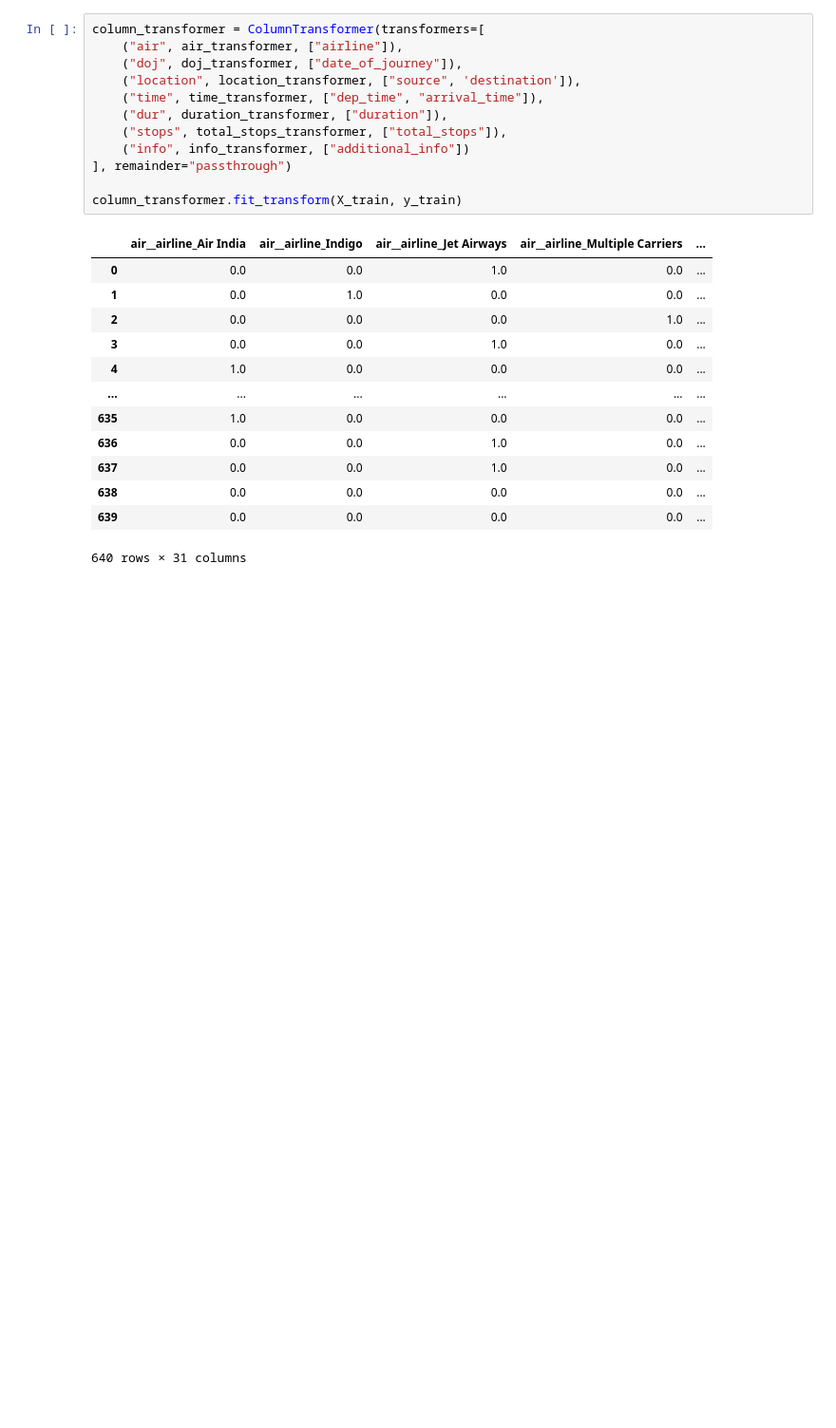
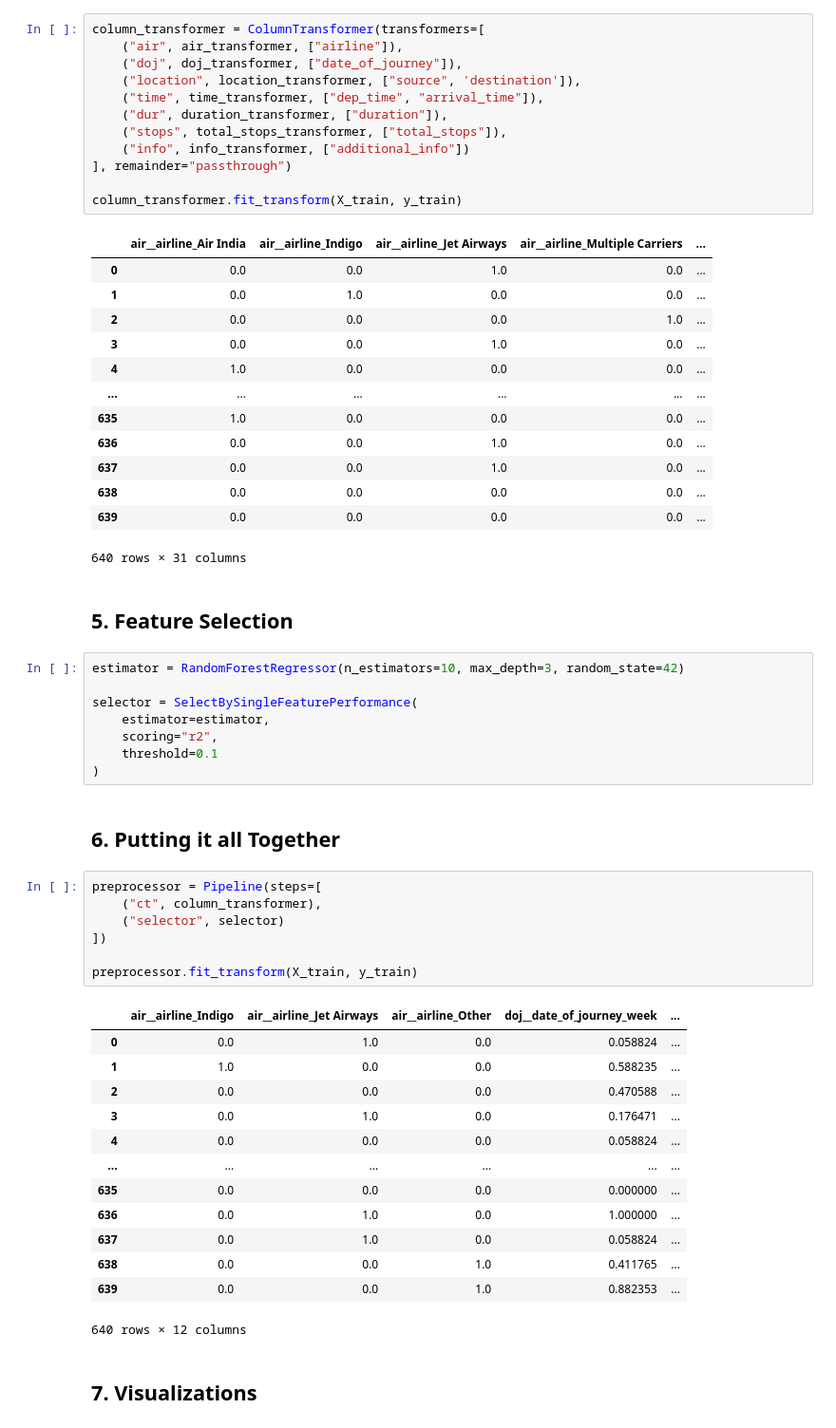
Before and after one commit to RahulSaini789/flight-price-prediction, a Jupyter notebook: notebook/feature-engineering.ipynb, the cells around one changed output. Shown: that part at 95% size. Cells and saved outputs as stored; diff of their text form; blank space fills up the shorter version.

```diff
--- a/notebook/feature-engineering.ipynb
+++ b/notebook/feature-engineering.ipynb
@@ -699,3 +699,38 @@ column_transformer.fit_transform(X_train, y_train)
 | 638 | 0.0 | 0.0 | 0.0 | 0.0 | ... |
 | 639 | 0.0 | 0.0 | 0.0 | 0.0 | ... |
 640 rows × 31 columns
+# %% [markdown]
+## 5. Feature Selection
+# %%
+estimator = RandomForestRegressor(n_estimators=10, max_depth=3, random_state=42)
+
+selector = SelectBySingleFeaturePerformance(
+	estimator=estimator,
+	scoring="r2",
+	threshold=0.1
+)
+# %% [markdown]
+## 6. Putting it all Together
+# %%
+preprocessor = Pipeline(steps=[
+	("ct", column_transformer),
+	("selector", selector)
+])
+
+preprocessor.fit_transform(X_train, y_train)
+# %% [output]
+|  | air__airline_Indigo | air__airline_Jet Airways | air__airline_Other | doj__date_of_journey_week | ... |
+| 0 | 0.0 | 1.0 | 0.0 | 0.058824 | ... |
+| 1 | 1.0 | 0.0 | 0.0 | 0.588235 | ... |
+| 2 | 0.0 | 0.0 | 0.0 | 0.470588 | ... |
+| 3 | 0.0 | 1.0 | 0.0 | 0.176471 | ... |
+| 4 | 0.0 | 0.0 | 0.0 | 0.058824 | ... |
+| ... | ... | ... | ... | ... | ... |
+| 635 | 0.0 | 0.0 | 0.0 | 0.000000 | ... |
+| 636 | 0.0 | 1.0 | 0.0 | 1.000000 | ... |
+| 637 | 0.0 | 1.0 | 0.0 | 0.058824 | ... |
+| 638 | 0.0 | 0.0 | 1.0 | 0.411765 | ... |
+| 639 | 0.0 | 0.0 | 1.0 | 0.882353 | ... |
+640 rows × 12 columns
+# %% [markdown]
+## 7. Visualizations
```
Also changed, not shown: parts of 4 cells of this notebook.
